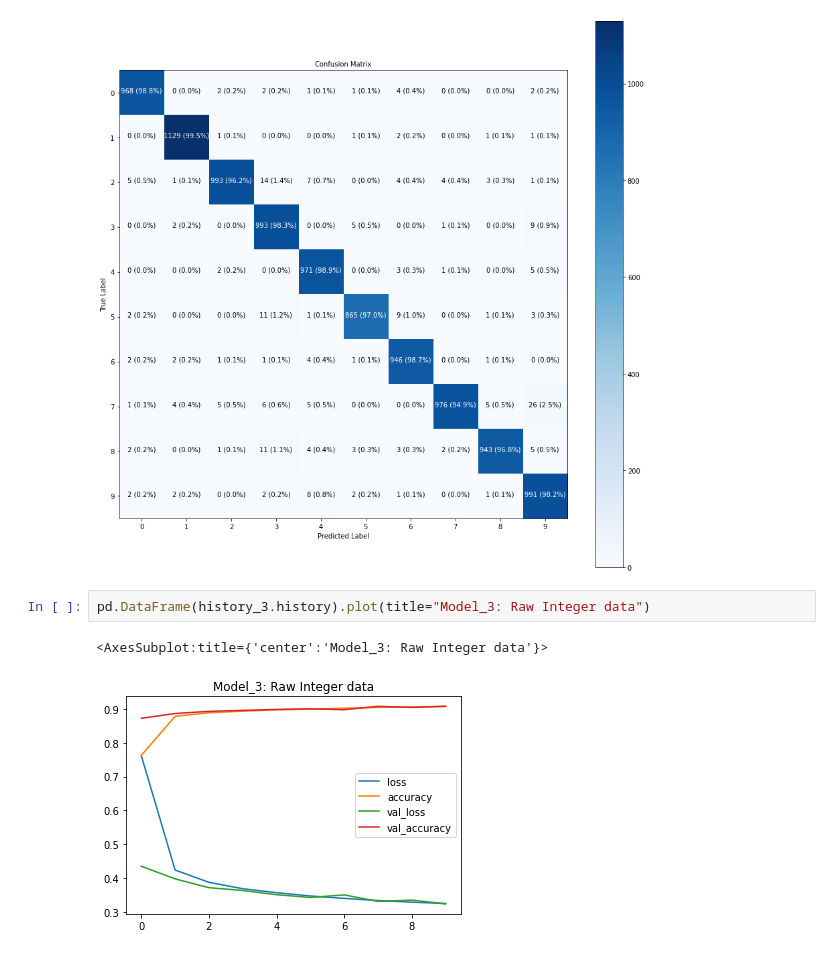
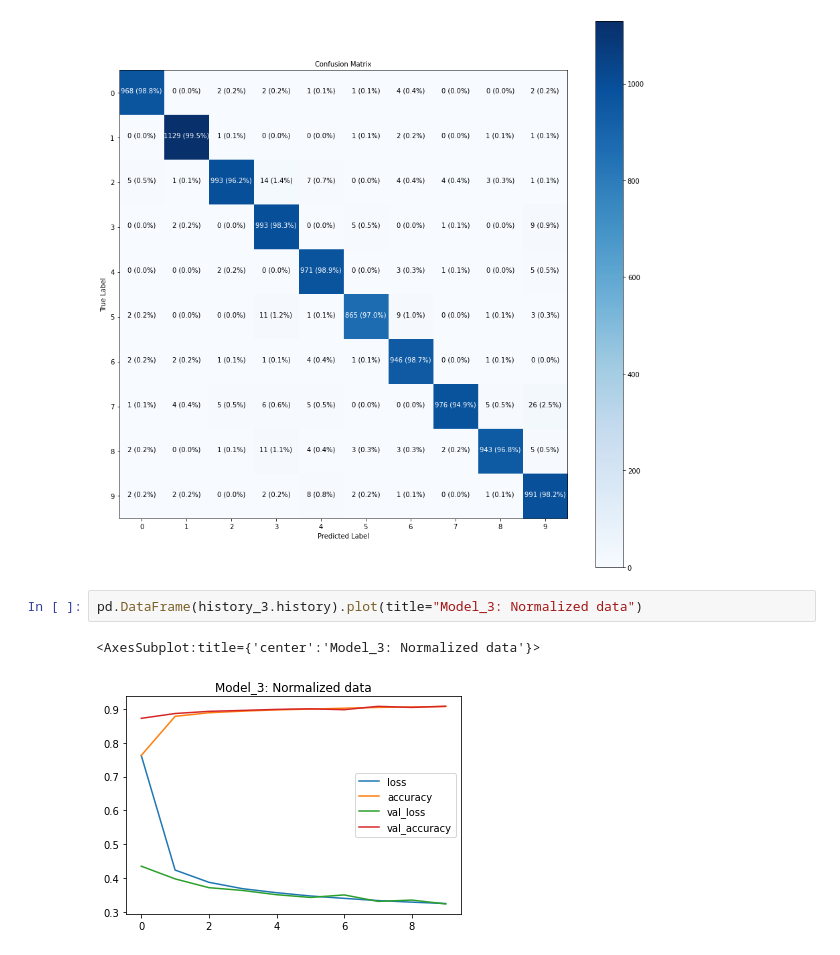
Before and after one commit to CSaintos/NumberLearning, a Jupyter notebook: Norm-MNIST-NN.ipynb, the cells around one changed output. Drawn from its saved outputs; the diff is of its cells as text.

```diff
--- a/Norm-MNIST-NN.ipynb
+++ b/Norm-MNIST-NN.ipynb
@@ -410,7 +410,7 @@ plot_confusion_matrix(y_test, y_preds_5, figsize=(15,15), text_size=10)
 # %% [output]
 [figure]
 # %%
-pd.DataFrame(history_3.history).plot(title="Model_3: Raw Integer data")
+pd.DataFrame(history_3.history).plot(title="Model_3: Normalized data")
 # %% [output]
-<AxesSubplot:title={'center':'Model_3: Raw Integer data'}>
+<AxesSubplot:title={'center':'Model_3: Normalized data'}>
-[figure, old version]
+[figure, new version]
```
Also changed, not shown: parts of 6 cells of this notebook, 4 other files.
